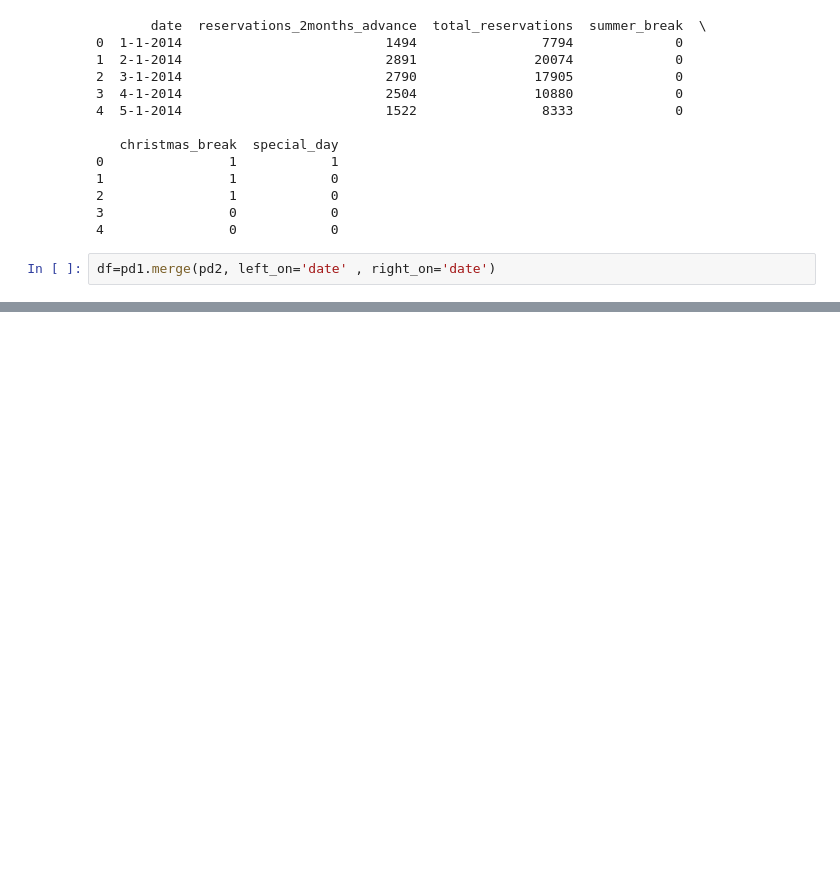
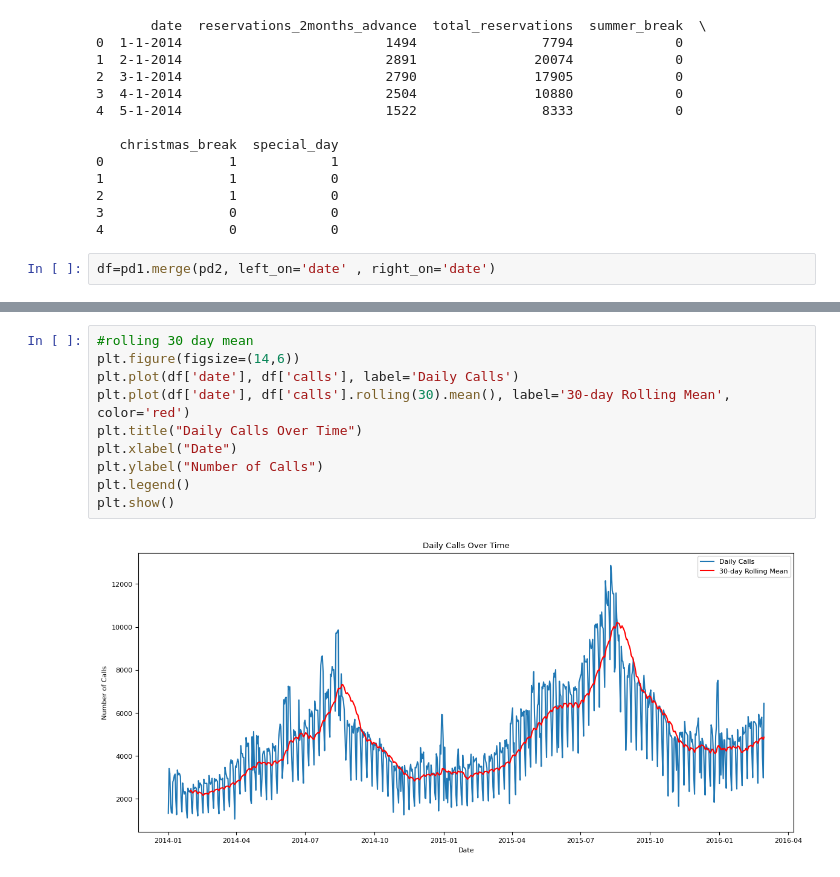
Before and after one commit to didulanthaisuru/TeleCall_Forecast, a Jupyter notebook: data_preprocessing.ipynb, the cells around one changed output, grey strips where cells are left out. Saved outputs shown, nothing was run; the diff lists cells and outputs as text; blank space fills up the shorter version.

```diff
--- a/data_preprocessing.ipynb
+++ b/data_preprocessing.ipynb
@@ -44,0 +150,12 @@ df.head()
+# %%
+#rolling 30 day mean
+plt.figure(figsize=(14,6))
+plt.plot(df['date'], df['calls'], label='Daily Calls')
+plt.plot(df['date'], df['calls'].rolling(30).mean(), label='30-day Rolling Mean', color='red')
+plt.title("Daily Calls Over Time")
+plt.xlabel("Date")
+plt.ylabel("Number of Calls")
+plt.legend()
+plt.show()
+# %% [output]
+[figure, added]
```
Also changed, not shown: parts of 14 cells of this notebook, 1 other file.
